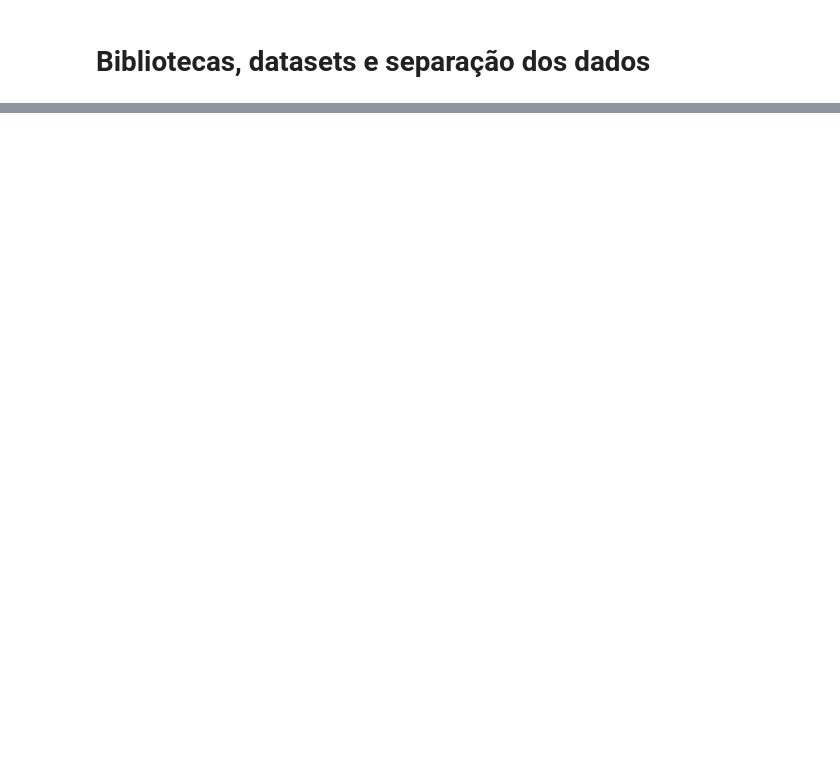
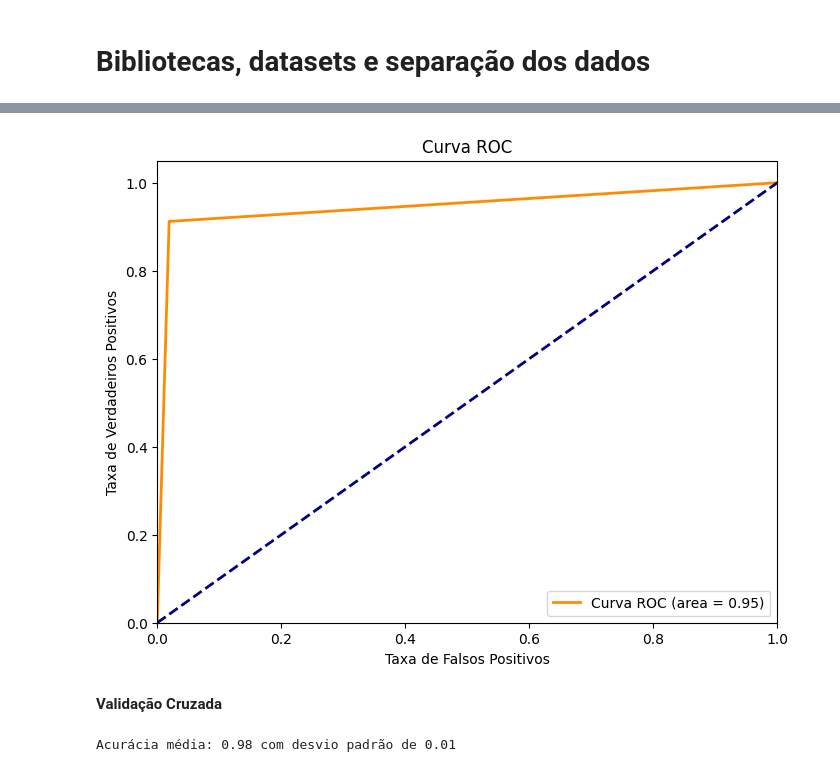
Before and after one commit to PedroReste/modelos_de_machine_learning, a Jupyter notebook: pt_analise_e_modelo_para_previsao_de_churn_em_ecommerce/modelo_de_previsao_de_churn_em_um_ecommerce.ipynb, the cells around one changed output, grey strips where cells are left out. Saved outputs shown, nothing was run; the diff lists cells and outputs as text; code cells hidden in the pictures; blank space fills up the shorter version.

Commit message:
Finalizando os modelos para publicação

```diff
--- a/pt_analise_e_modelo_para_previsao_de_churn_em_ecommerce/modelo_de_previsao_de_churn_em_um_ecommerce.ipynb
+++ b/pt_analise_e_modelo_para_previsao_de_churn_em_ecommerce/modelo_de_previsao_de_churn_em_um_ecommerce.ipynb
@@ -49,0 +34,8 @@ Index(['Unnamed: 0', 'CustomerID', 'Churn', 'Tenure', 'PreferredLoginDevice',
+# %%
+#Separando a variável dependente e as variáveis independentes
+X = df.drop(columns=["CustomerID", "Churn"])
+y = df["Churn"]
+
+#Separando dados de treino e teste
+train_X, test_X, train_y, test_y = train_test_split(X, y, test_size=0.2,
+                                                    random_state=42, stratify=y)
@@ -51,0 +126,5 @@ Index(['Unnamed: 0', 'CustomerID', 'Churn', 'Tenure', 'PreferredLoginDevice',
+# %%
+modelo = DecisionTreeClassifier()
+modelo.fit(train_X, train_y)
+predicao = modelo.predict(test_X)
+conf_matrix = confusion_matrix(test_y, predicao)
@@ -51,0 +145,31 @@ Index(['Unnamed: 0', 'CustomerID', 'Churn', 'Tenure', 'PreferredLoginDevice',
+# %%
+# Previsões de probabilidade para o conjunto de teste
+y_prob = modelo.predict_proba(test_X)[:, 1]
+
+# Calculando a curva ROC
+fpr, tpr, threshold = roc_curve(test_y, y_prob)
+roc_auc = auc(fpr, tpr)
+
+# Plotando a curva ROC
+plt.figure(figsize=(8, 6))
+plt.plot(fpr, tpr, color='darkorange', lw=2, label='Curva ROC (area = %0.2f)' % roc_auc)
+plt.plot([0, 1], [0, 1], color='navy', lw=2, linestyle='--')
+plt.xlim([0.0, 1.0])
+plt.ylim([0.0, 1.05])
+plt.xlabel('Taxa de Falsos Positivos')
+plt.ylabel('Taxa de Verdadeiros Positivos')
+plt.title('Curva ROC')
+plt.legend(loc="lower right")
+
+plt.savefig('curva_roc_decision_tree.png', bbox_inches='tight')
+
+plt.show()
+# %% [output]
+[figure, added]
+# %% [markdown]
+**Validação Cruzada**
+# %%
+scores = cross_val_score(modelo, X, y, cv= 10)
+print(f"Acurácia média: {scores.mean():.2f} com desvio padrão de {scores.std():.2f}")
+# %% [output]
+Acurácia média: 0.98 com desvio padrão de 0.01
```
Also changed, not shown: parts of 21 cells of this notebook, 4 other files.
